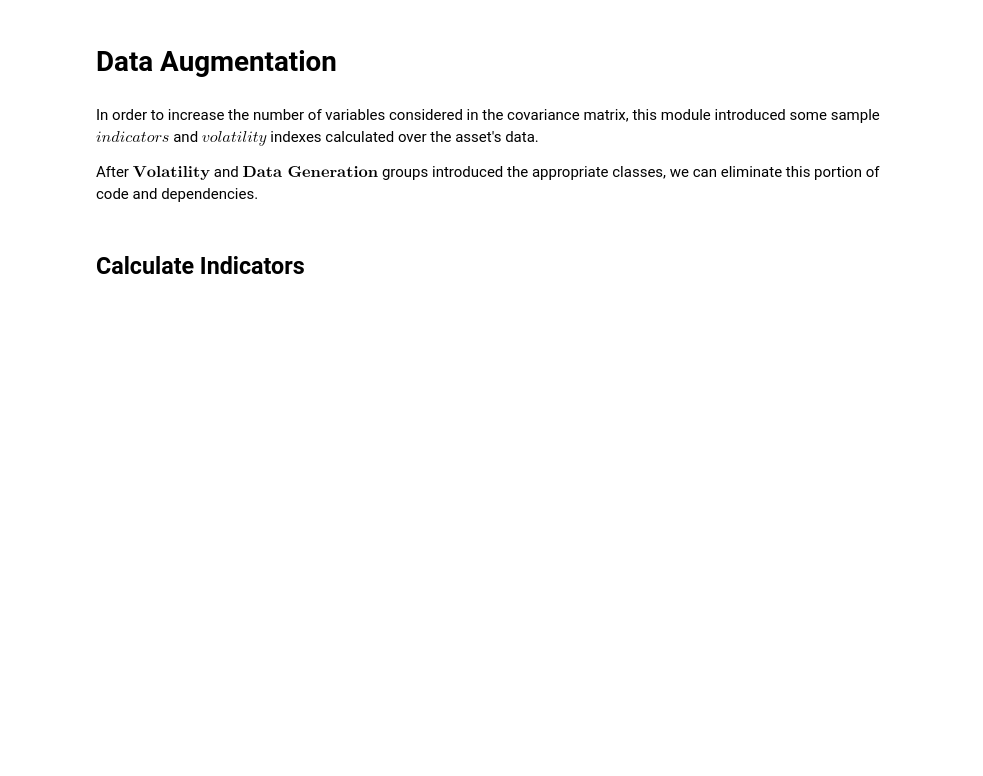
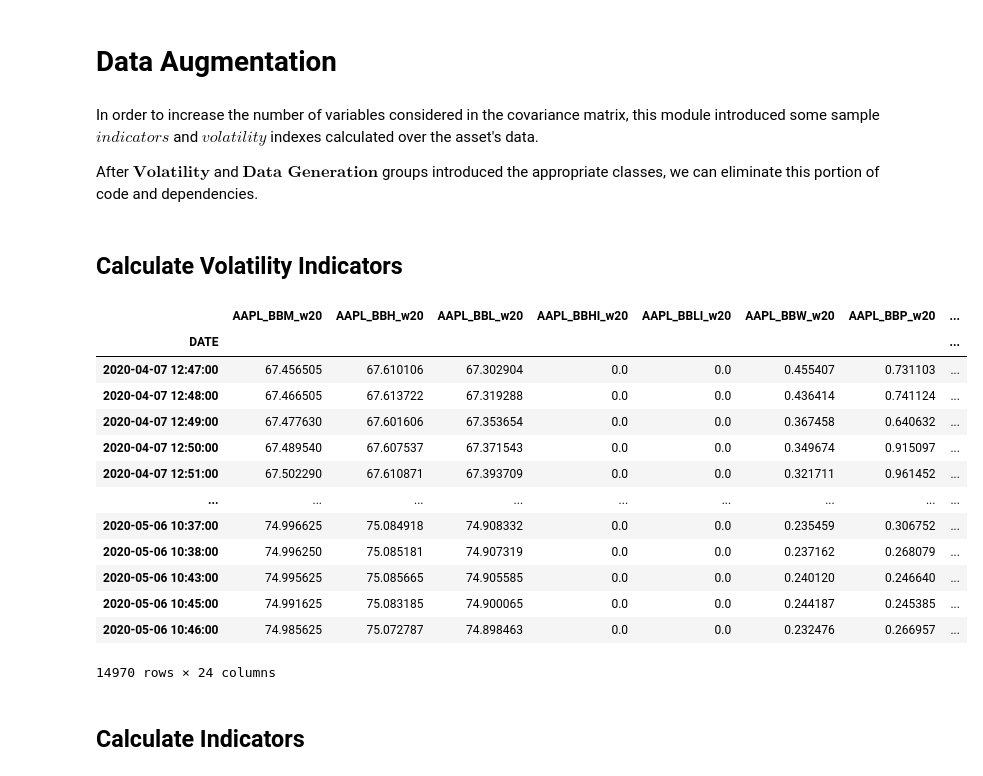
Before and after one commit to yashbhesaniya/fractional-differentiation-time-series, a Jupyter notebook: notebooks/denoising.ipynb, the cells around one changed output. Drawn from its saved outputs; the diff is of its cells as text; code cells hidden in the pictures; blank space fills up the shorter version.

```diff
--- a/notebooks/denoising.ipynb
+++ b/notebooks/denoising.ipynb
@@ -132,3 +125,5 @@ vol_cols = [ticker+'_'+col for col in vol_cols]
 In order to increase the number of variables considered in the covariance matrix, this module introduced some sample $\textit{indicators}$ and $\textit{volatility}$ indexes calculated over the asset's data.
 
 After $\textbf{Volatility}$ and $\textbf{Data Generation}$ groups introduced the appropriate classes, we can eliminate this portion of code and dependencies.
+# %% [markdown]
+## Calculate Volatility Indicators
@@ -135,2 +136,20 @@ After $\textbf{Volatility}$ and $\textbf{Data Generation}$ groups introduced the
+# %%
+# Display Dataframe with Volatility indicators
+display(df[vol_cols].dropna(axis=0))
+# %% [output]
+|  | AAPL_BBM_w20 | AAPL_BBH_w20 | AAPL_BBL_w20 | AAPL_BBHI_w20 | AAPL_BBLI_w20 | AAPL_BBW_w20 | AAPL_BBP_w20 | ... |
+| DATE |  |  |  |  |  |  |  | ... |
+| 2020-04-07 12:47:00 | 67.456505 | 67.610106 | 67.302904 | 0.0 | 0.0 | 0.455407 | 0.731103 | ... |
+| 2020-04-07 12:48:00 | 67.466505 | 67.613722 | 67.319288 | 0.0 | 0.0 | 0.436414 | 0.741124 | ... |
+| 2020-04-07 12:49:00 | 67.477630 | 67.601606 | 67.353654 | 0.0 | 0.0 | 0.367458 | 0.640632 | ... |
+| 2020-04-07 12:50:00 | 67.489540 | 67.607537 | 67.371543 | 0.0 | 0.0 | 0.349674 | 0.915097 | ... |
+| 2020-04-07 12:51:00 | 67.502290 | 67.610871 | 67.393709 | 0.0 | 0.0 | 0.321711 | 0.961452 | ... |
+| ... | ... | ... | ... | ... | ... | ... | ... | ... |
+| 2020-05-06 10:37:00 | 74.996625 | 75.084918 | 74.908332 | 0.0 | 0.0 | 0.235459 | 0.306752 | ... |
+| 2020-05-06 10:38:00 | 74.996250 | 75.085181 | 74.907319 | 0.0 | 0.0 | 0.237162 | 0.268079 | ... |
+| 2020-05-06 10:43:00 | 74.995625 | 75.085665 | 74.905585 | 0.0 | 0.0 | 0.240120 | 0.246640 | ... |
+| 2020-05-06 10:45:00 | 74.991625 | 75.083185 | 74.900065 | 0.0 | 0.0 | 0.244187 | 0.245385 | ... |
+| 2020-05-06 10:46:00 | 74.985625 | 75.072787 | 74.898463 | 0.0 | 0.0 | 0.232476 | 0.266957 | ... |
+14970 rows × 24 columns
 # %% [markdown]
 ## Calculate Indicators
```
Also changed, not shown: parts of 23 cells of this notebook, 8 other files.
